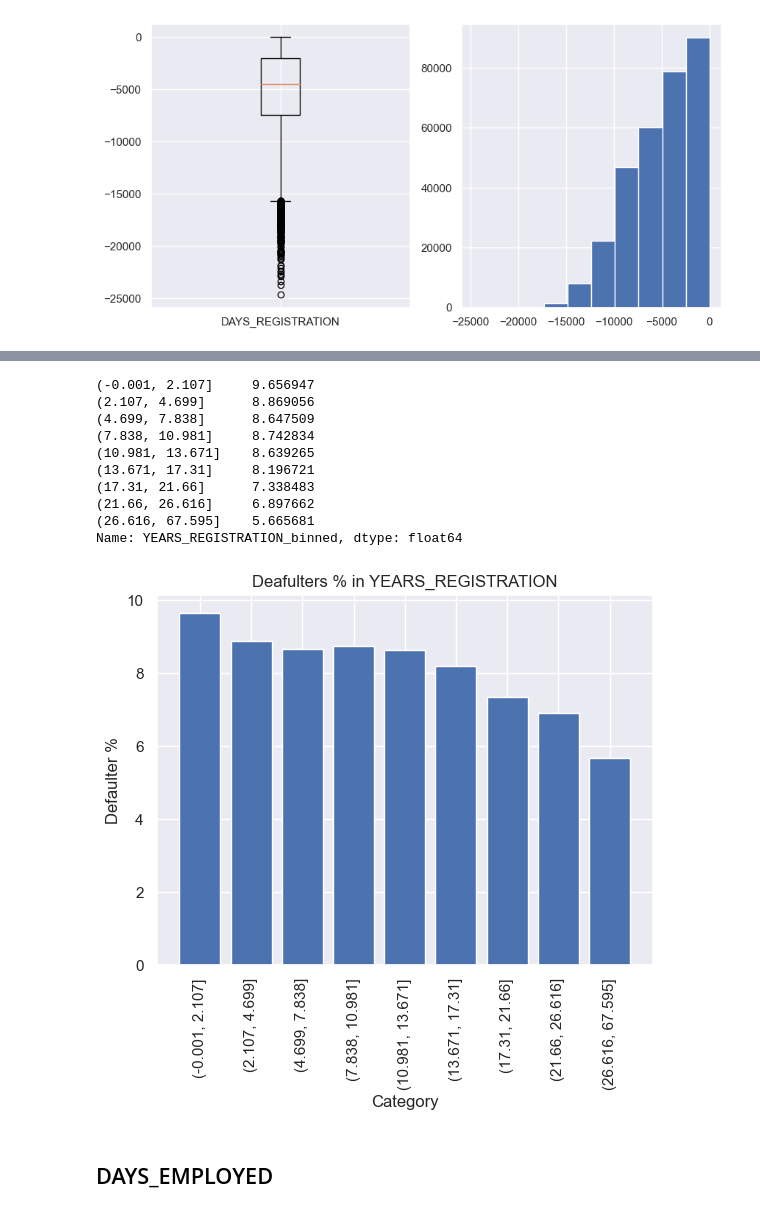
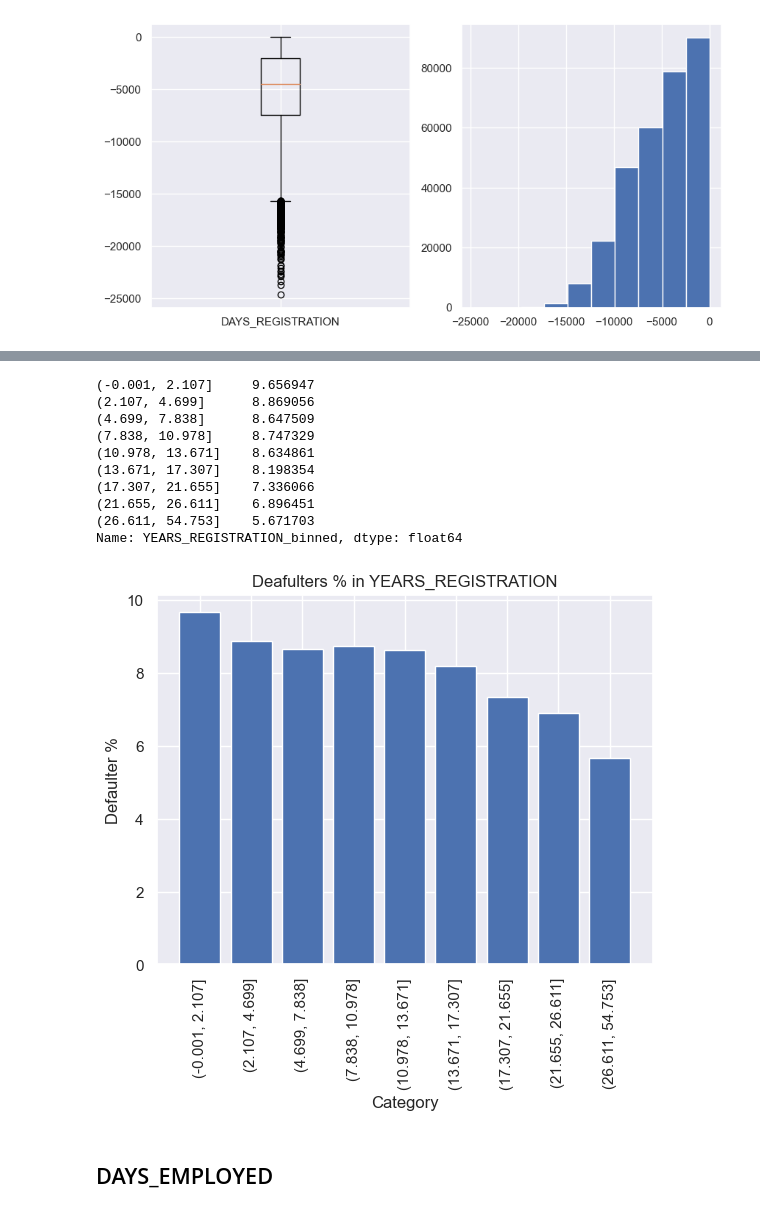
Before and after one commit to seg-fault123/bdm_project, a Jupyter notebook: cleaning.ipynb, the cells around one changed output, grey strips where cells are left out. Saved outputs shown, nothing was run; the diff lists cells and outputs as text; code cells hidden in the pictures.

```diff
--- a/cleaning.ipynb
+++ b/cleaning.ipynb
@@ -160,0 +217,7 @@ Name: AMT_CREDIT_binned, dtype: float64
+# %%
+df=numerical_frame.loc[numerical_frame['AMT_INCOME_TOTAL']<0.8e6, :]
+plt.boxplot(df['AMT_INCOME_TOTAL']);
+numerical_frame['AMT_INCOME_TOTAL_outlier']=0
+numerical_frame.loc[numerical_frame['AMT_INCOME_TOTAL']>=0.8e6, 'AMT_INCOME_TOTAL_outlier']=1
+good_frame=numerical_frame.loc[numerical_frame['AMT_INCOME_TOTAL_outlier']==0, :]
+print('Number of outliers : %d'%((numerical_frame['AMT_INCOME_TOTAL_outlier']==1).sum()))
@@ -160,0 +261,7 @@ Name: AMT_CREDIT_binned, dtype: float64
+# %%
+plt.boxplot(numerical_frame['AMT_ANNUITY'].dropna(), whis=6);
+q1, q3, iqr=calc_iqr('AMT_ANNUITY', numerical_frame)
+numerical_frame['AMT_ANNUITY_outlier']=0
+numerical_frame.loc[numerical_frame['AMT_ANNUITY']>q3+6*iqr, 'AMT_ANNUITY_outlier']=1
+good_frame=numerical_frame.loc[numerical_frame['AMT_ANNUITY_outlier']==0, :]
+print('Number of outliers : %d'%((numerical_frame['AMT_ANNUITY_outlier']==1).sum()))
@@ -160,0 +316,7 @@ Name: AMT_CREDIT_binned, dtype: float64
+# %%
+plt.boxplot(numerical_frame['AMT_GOODS_PRICE'].dropna(), whis=3.7);
+q1, q3, iqr=calc_iqr('AMT_GOODS_PRICE', numerical_frame)
+numerical_frame['AMT_GOODS_PRICE_outlier']=0
+numerical_frame.loc[numerical_frame['AMT_GOODS_PRICE']>q3+3.7*iqr, 'AMT_GOODS_PRICE_outlier']=1
+good_frame=numerical_frame.loc[numerical_frame['AMT_GOODS_PRICE_outlier']==0, :]
+print('Number of outliers : %d'%((numerical_frame['AMT_GOODS_PRICE_outlier']==1).sum()))
@@ -275,3 +462,11 @@ Name: DAYS_REGISTRATION, dtype: float64
 plot_hist_box(numerical_frame, 'DAYS_REGISTRATION')
 # %% [output]
 [figure]
+# %%
+plt.boxplot(numerical_frame['DAYS_REGISTRATION'], whis=2.3);
+numerical_frame['YEARS_REGISTRATION']=numerical_frame['DAYS_REGISTRATION']/-365
+q1, q3, iqr=calc_iqr('DAYS_REGISTRATION', numerical_frame)
+numerical_frame['DAYS_REGISTRATION_outlier']=0
+numerical_frame.loc[numerical_frame['DAYS_REGISTRATION']<q1-2.3*iqr, 'DAYS_REGISTRATION_outlier']=1
+good_frame=numerical_frame.loc[numerical_frame['DAYS_REGISTRATION_outlier']==0, :]
+print('Number of outliers : %d'%((numerical_frame['DAYS_REGISTRATION_outlier']==1).sum()))
@@ -296,17 +491,17 @@ plot_kde_vs_target('YEARS_REGISTRATION', numerical_frame)
 # %%
-plot_hist_default_pct('YEARS_REGISTRATION', numerical_frame, 9)
+plot_hist_default_pct('YEARS_REGISTRATION', good_frame, 9)
 # %% [output]
 (-0.001, 2.107]     9.656947
 (2.107, 4.699]      8.869056
 (4.699, 7.838]      8.647509
-(7.838, 10.981]     8.742834
-(10.981, 13.671]    8.639265
-(13.671, 17.31]     8.196721
-(17.31, 21.66]      7.338483
-(21.66, 26.616]     6.897662
-(26.616, 67.595]    5.665681
+(7.838, 10.978]     8.747329
+(10.978, 13.671]    8.634861
+(13.671, 17.307]    8.198354
+(17.307, 21.655]    7.336066
+(21.655, 26.611]    6.896451
+(26.611, 54.753]    5.671703
 Name: YEARS_REGISTRATION_binned, dtype: float64
-[figure, old version]
+[figure, new version]
 # %% [markdown]
 ## DAYS_EMPLOYED
 # %%
```
Also changed, not shown: parts of 72 cells of this notebook, 1 other file.
